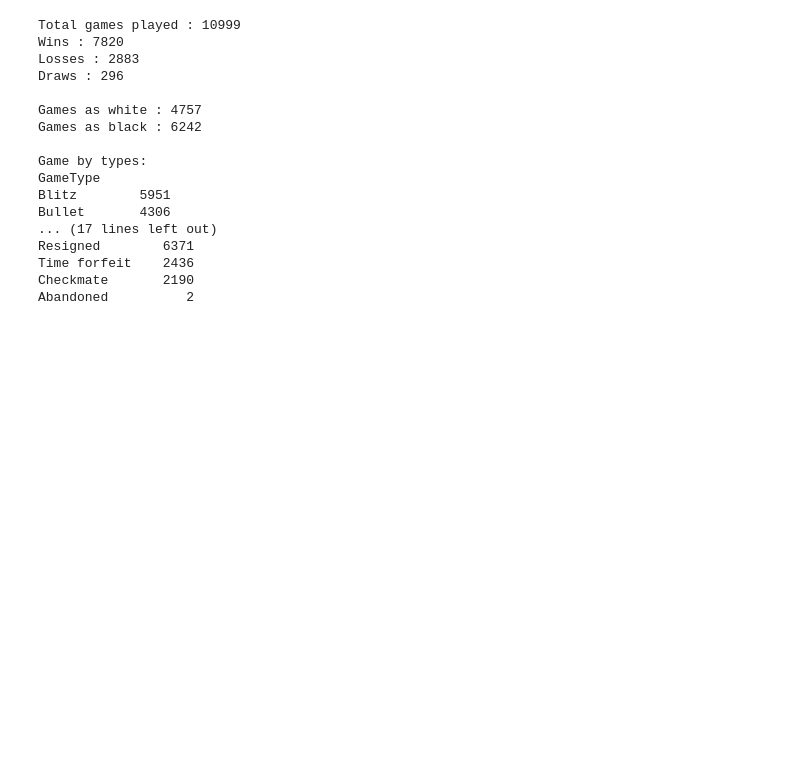
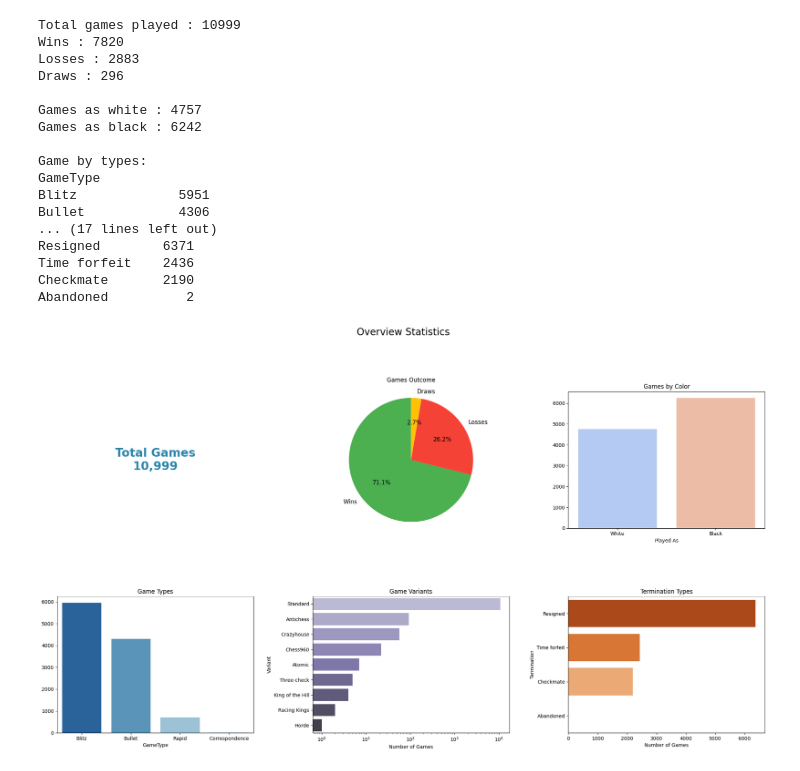
Before and after one commit to NishivSingh/My-Chess-Journal-Data-Driven-Insights, a Jupyter notebook: data_analysis.ipynb, the cells around one changed output. Saved outputs shown, nothing was run; the diff lists cells and outputs as text; code cells hidden in the pictures; blank space fills up the shorter version.

Commit message:
Added the visuals for overview statistics

```diff
--- a/data_analysis.ipynb
+++ b/data_analysis.ipynb
@@ -151,7 +151,7 @@ df['IsWeekend'] = df['DayOfWeek'].apply(lambda x : x == 'Saturday' or x == 'Sund
 def game_type(timecontrol):
 
     if timecontrol == '-': # Games played with Platform chess engines
-        return "Unlimited"
+        return "Correspondence"
 
     base,inc = map(int,timecontrol.split('+'))
     estimated_time = base + inc*40  # Average moves = 40 as considered by Lichess and other platforms
@@ -261,3 +261,65 @@ Resigned        6371
 Time forfeit    2436
 Checkmate       2190
 Abandoned          2
+# %%
+fig, axes = plt.subplots(2, 3, figsize=(21, 12))
+fig.suptitle("Overview Statistics", fontsize=20, y=1.02)
+
+# 1. KPI Card – Total Games
+axes[0][0].text(0.5, 0.5, f'Total Games\n{total_games:,}',
+                horizontalalignment='center',
+                verticalalignment='center',
+                fontsize=24, fontweight='bold',
+                color='#2E86AB')
+axes[0][0].axis('off')
+
+# 2. Games Outcome
+axes[0][1].pie([wins, losses, draws],
+               labels=['Wins', 'Losses', 'Draws'],
+               autopct='%1.1f%%',
+               colors=['#4CAF50', '#F44336', '#FFC107'],
+               startangle=90,
+               textprops={'fontsize': 12})
+axes[0][1].set_title("Games Outcome", pad=20)
+axes[0][1].axis('equal')
+
+# 3. Games by Color
+sns.barplot(x=['White', 'Black'],
+            y=[games_white, games_black],
+            palette='coolwarm',
+            ax=axes[0][2])
+axes[0][2].set_title('Games by Color')
+axes[0][2].set_xlabel('Played As')
+
+# 4. Game Types
+sns.barplot(x=game_types.index,
+            y=game_types.values,
+            palette='Blues_r',
+            ax=axes[1][0])
+axes[1][0].set_title('Game Types')
+axes[1][0].tick_params(axis='x')
+
+# 5. Game Variants (Log Scale)
+sns.barplot(x=game_variants.values,
+            y=game_variants.index,
+            palette='Purples_d',
+            ax=axes[1][1])
+axes[1][1].set_xscale('log')
+axes[1][1].set_title('Game Variants')
+axes[1][1].set_xlabel('Number of Games')
+axes[1][1].set_ylabel('Variant')
+
+# 6. Termination Types
+sns.barplot(x=termination_types.values,
+            y=termination_types.index,
+            palette='Oranges_r',
+            ax=axes[1][2])
+axes[1][2].set_title('Termination Types')
+axes[1][2].set_xlabel('Number of Games')
+axes[1][2].set_ylabel('Termination')
+
+plt.tight_layout(rect=[0, 0, 1, 0.95])
+plt.subplots_adjust(hspace=0.5, wspace=0.3)
+plt.show()
+# %% [output]
+[figure, added]
```
